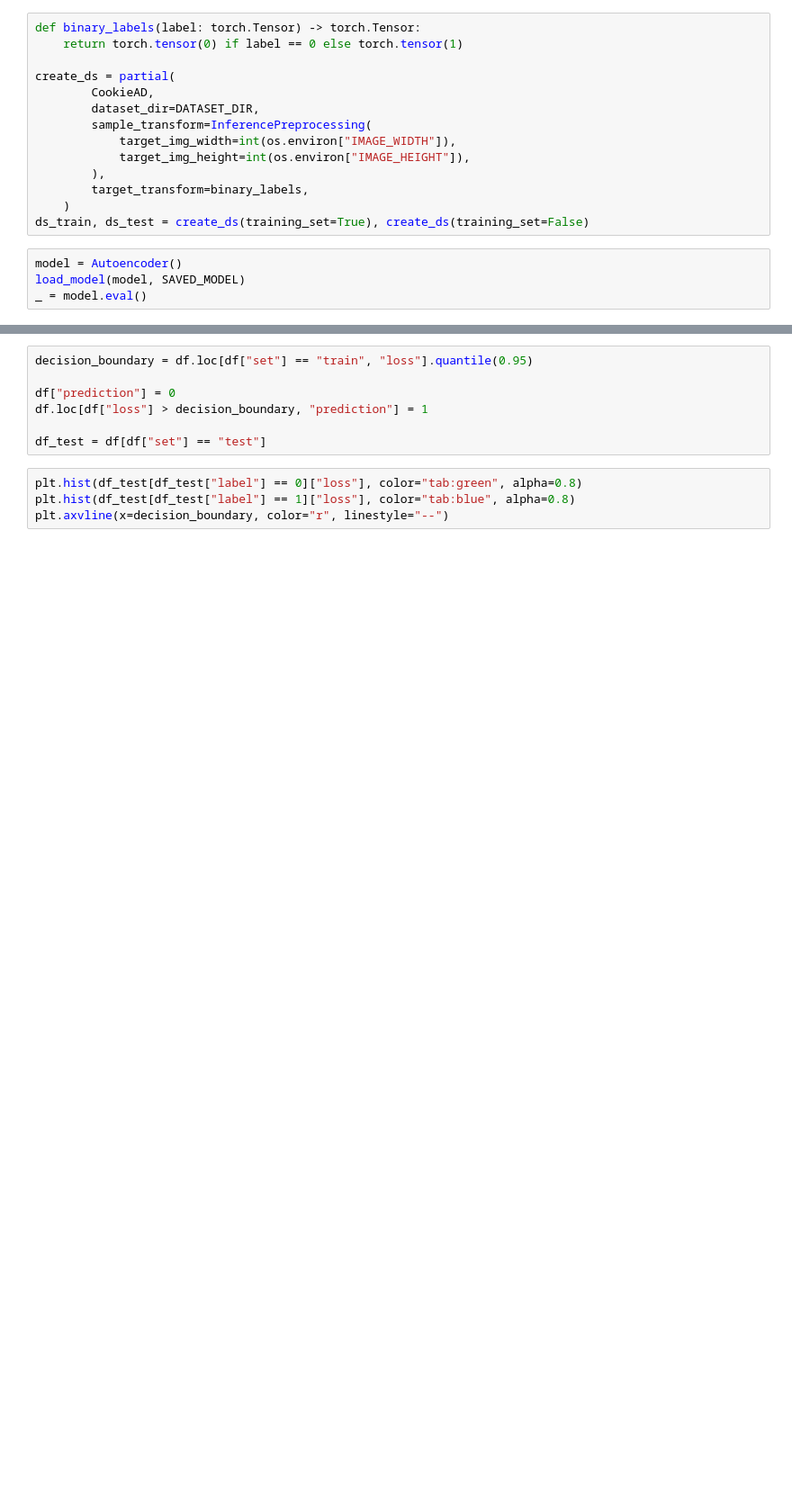
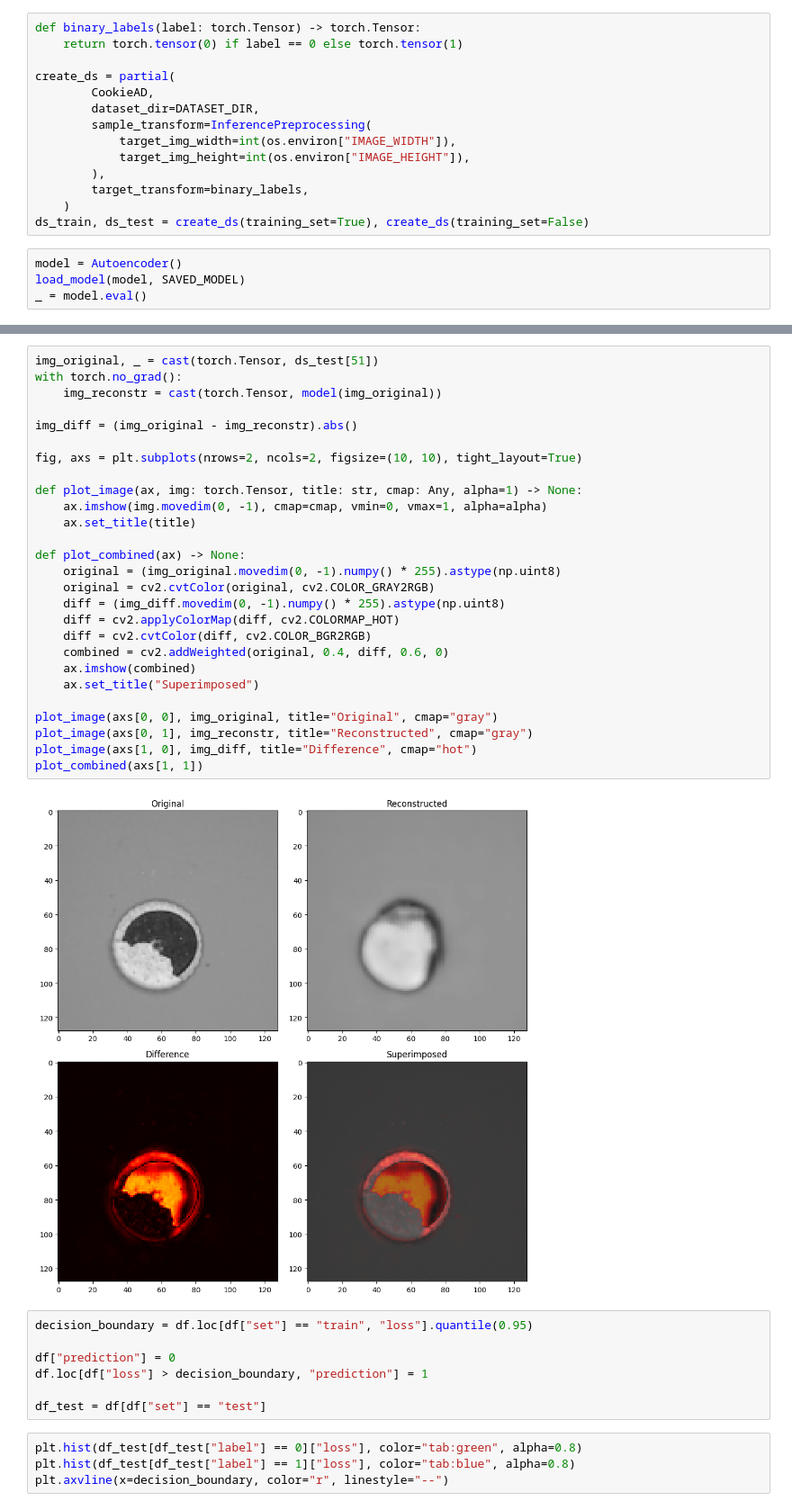
Before and after one commit to es-ude/anomaly-detection-demo, a Jupyter notebook: notebooks/cookies/anomaly_detection.ipynb, the cells around one changed output, grey strips where cells are left out. Shown: that part at 90% size. Drawn from its saved outputs; the diff is of its cells as text; blank space fills up the shorter version.

Commit message:
update cookie model

```diff
--- a/notebooks/cookies/anomaly_detection.ipynb
+++ b/notebooks/cookies/anomaly_detection.ipynb
@@ -108,3 +79,32 @@ train  0.025553
+# %%
+img_original, _ = cast(torch.Tensor, ds_test[51])
+with torch.no_grad():
+    img_reconstr = cast(torch.Tensor, model(img_original))
+
+img_diff = (img_original - img_reconstr).abs()
+
+fig, axs = plt.subplots(nrows=2, ncols=2, figsize=(10, 10), tight_layout=True)
+
+def plot_image(ax, img: torch.Tensor, title: str, cmap: Any, alpha=1) -> None:
+    ax.imshow(img.movedim(0, -1), cmap=cmap, vmin=0, vmax=1, alpha=alpha)
+    ax.set_title(title)
+
+def plot_combined(ax) -> None:
+    original = (img_original.movedim(0, -1).numpy() * 255).astype(np.uint8)
+    original = cv2.cvtColor(original, cv2.COLOR_GRAY2RGB)
+    diff = (img_diff.movedim(0, -1).numpy() * 255).astype(np.uint8)
+    diff = cv2.applyColorMap(diff, cv2.COLORMAP_HOT)
+    diff = cv2.cvtColor(diff, cv2.COLOR_BGR2RGB)
+    combined = cv2.addWeighted(original, 0.4, diff, 0.6, 0)
+    ax.imshow(combined)
+    ax.set_title("Superimposed")
+
+plot_image(axs[0, 0], img_original, title="Original", cmap="gray")
+plot_image(axs[0, 1], img_reconstr, title="Reconstructed", cmap="gray")
+plot_image(axs[1, 0], img_diff, title="Difference", cmap="hot")
+plot_combined(axs[1, 1])
+# %% [output]
+[figure, added]
 # %%
 decision_boundary = df.loc[df["set"] == "train", "loss"].quantile(0.95)
 
```
Also changed, not shown: parts of 5 cells of this notebook, 3 other files.
